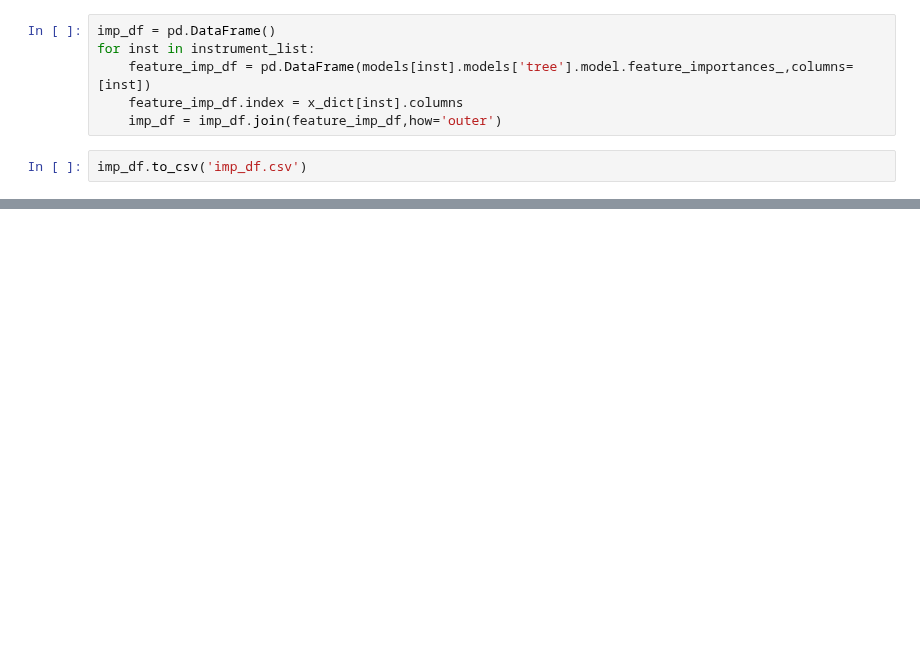
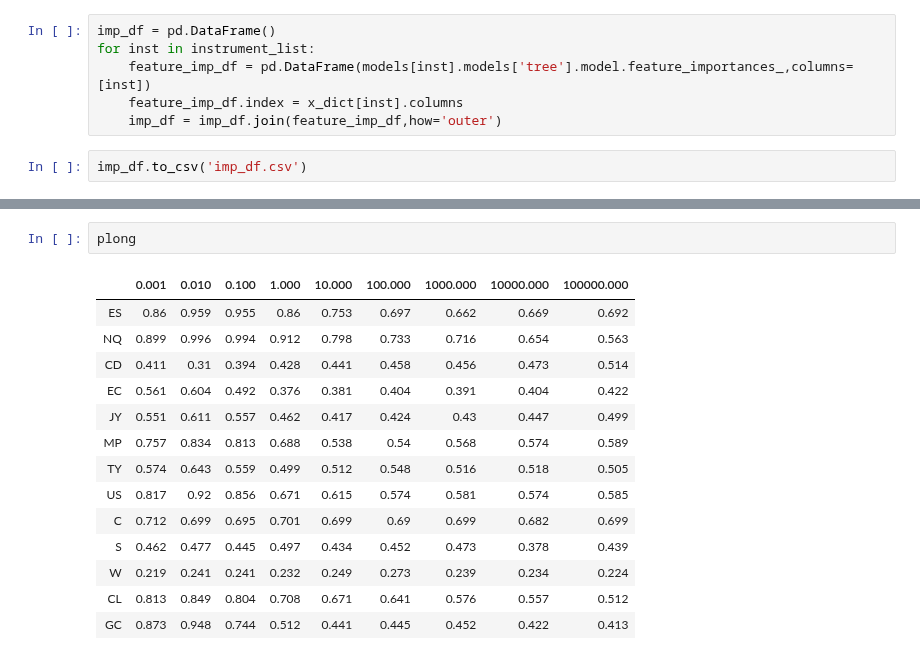
Before and after one commit to QuantCS109/TrumpTweets, a Jupyter notebook: notebooks_modelling/all_models.ipynb, the cells around one changed output, grey strips where cells are left out. Saved outputs shown, nothing was run; the diff lists cells and outputs as text; blank space fills up the shorter version.

```diff
--- a/notebooks_modelling/all_models.ipynb
+++ b/notebooks_modelling/all_models.ipynb
@@ -141,0 +230,17 @@ imp_df.to_csv('imp_df.csv')
+# %%
+plong
+# %% [output]
+|  | 0.001 | 0.010 | 0.100 | 1.000 | 10.000 | 100.000 | 1000.000 | 10000.000 | 100000.000 |
+| ES | 0.86 | 0.959 | 0.955 | 0.86 | 0.753 | 0.697 | 0.662 | 0.669 | 0.692 |
+| NQ | 0.899 | 0.996 | 0.994 | 0.912 | 0.798 | 0.733 | 0.716 | 0.654 | 0.563 |
+| CD | 0.411 | 0.31 | 0.394 | 0.428 | 0.441 | 0.458 | 0.456 | 0.473 | 0.514 |
+| EC | 0.561 | 0.604 | 0.492 | 0.376 | 0.381 | 0.404 | 0.391 | 0.404 | 0.422 |
+| JY | 0.551 | 0.611 | 0.557 | 0.462 | 0.417 | 0.424 | 0.43 | 0.447 | 0.499 |
+| MP | 0.757 | 0.834 | 0.813 | 0.688 | 0.538 | 0.54 | 0.568 | 0.574 | 0.589 |
+| TY | 0.574 | 0.643 | 0.559 | 0.499 | 0.512 | 0.548 | 0.516 | 0.518 | 0.505 |
+| US | 0.817 | 0.92 | 0.856 | 0.671 | 0.615 | 0.574 | 0.581 | 0.574 | 0.585 |
+| C | 0.712 | 0.699 | 0.695 | 0.701 | 0.699 | 0.69 | 0.699 | 0.682 | 0.699 |
+| S | 0.462 | 0.477 | 0.445 | 0.497 | 0.434 | 0.452 | 0.473 | 0.378 | 0.439 |
+| W | 0.219 | 0.241 | 0.241 | 0.232 | 0.249 | 0.273 | 0.239 | 0.234 | 0.224 |
+| CL | 0.813 | 0.849 | 0.804 | 0.708 | 0.671 | 0.641 | 0.576 | 0.557 | 0.512 |
+| GC | 0.873 | 0.948 | 0.744 | 0.512 | 0.441 | 0.445 | 0.452 | 0.422 | 0.413 |
```
Also changed, not shown: parts of 15 cells of this notebook, 3 other files.
